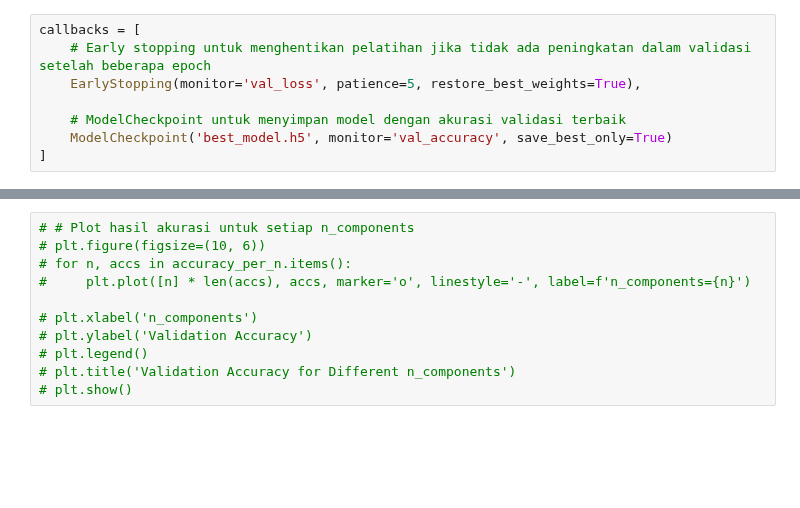
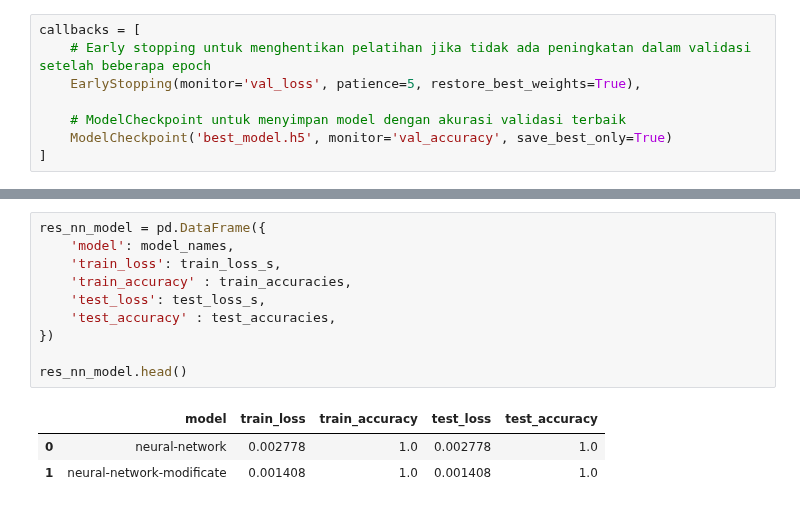
Before and after one commit to whisnumurtyga/animal-face-expression-detection-using-lbp-and-resnet, a Jupyter notebook: model-with-0pad.ipynb, the cells around one changed output, grey strips where cells are left out. Drawn from its saved outputs; the diff is of its cells as text; blank space fills up the shorter version.

```diff
--- a/model-with-0pad.ipynb
+++ b/model-with-0pad.ipynb
@@ -309,11 +226,14 @@ Epoch 10/10
-# %%
-# # Plot hasil akurasi untuk setiap n_components
-# plt.figure(figsize=(10, 6))
-# for n, accs in accuracy_per_n.items():
-#     plt.plot([n] * len(accs), accs, marker='o', linestyle='-', label=f'n_components={n}')
-
-# plt.xlabel('n_components')
-# plt.ylabel('Validation Accuracy')
-# plt.legend()
-# plt.title('Validation Accuracy for Different n_components')
-# plt.show()
+# %%
+res_nn_model = pd.DataFrame({
+    'model': model_names,
+    'train_loss': train_loss_s,
+    'train_accuracy' : train_accuracies,
+    'test_loss': test_loss_s,
+    'test_accuracy' : test_accuracies,
+})
+
+res_nn_model.head()
+# %% [output]
+|  | model | train_loss | train_accuracy | test_loss | test_accuracy |
+| 0 | neural-network | 0.002778 | 1.0 | 0.002778 | 1.0 |
+| 1 | neural-network-modificate | 0.001408 | 1.0 | 0.001408 | 1.0 |
```
Also changed, not shown: parts of 7 cells of this notebook, 28 other files.
